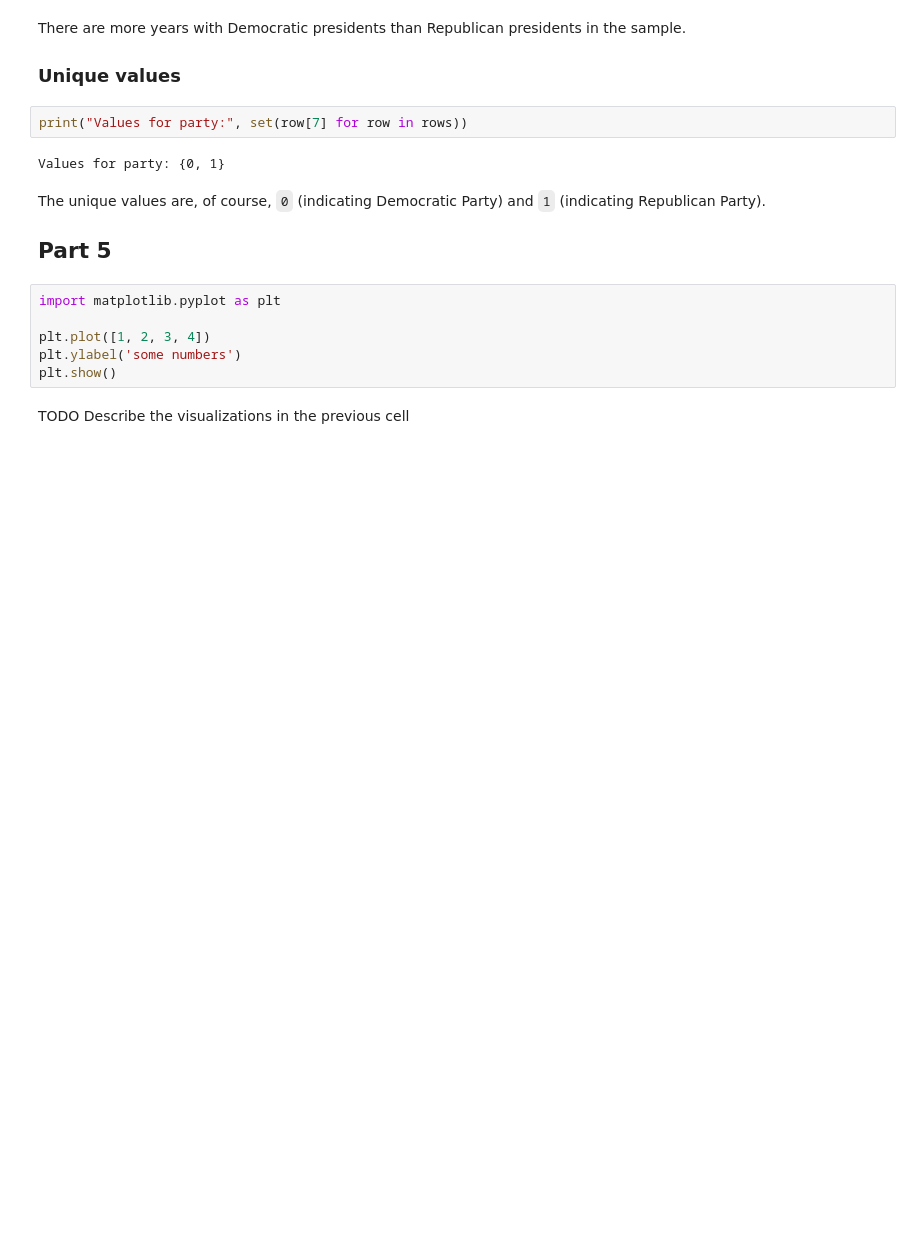
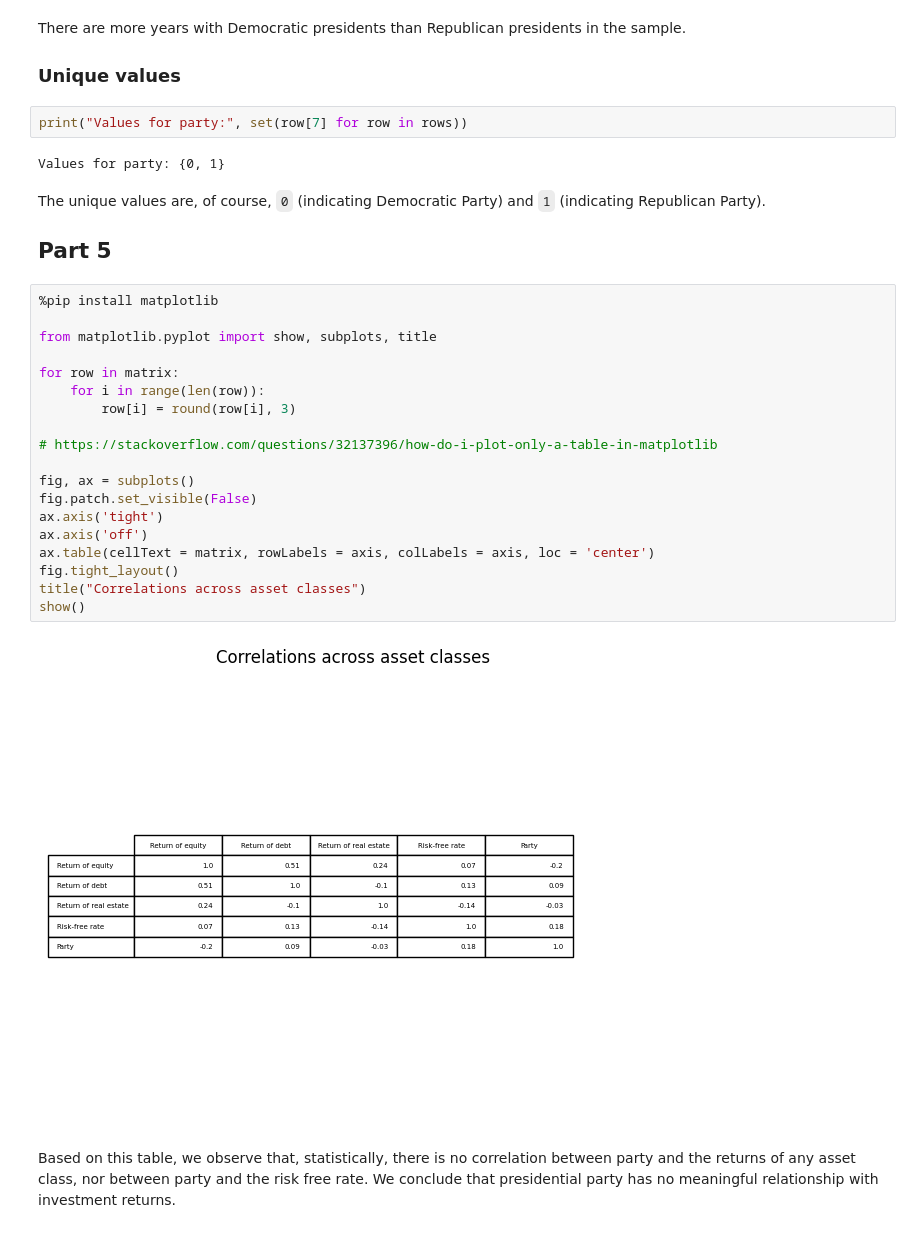
Before and after one commit to ishanpranav/asset-classes, a Jupyter notebook: src/homework03.ipynb, the cells around one changed output. Saved outputs shown, nothing was run; the diff lists cells and outputs as text; blank space fills up the shorter version.

```diff
--- a/src/homework03.ipynb
+++ b/src/homework03.ipynb
@@ -326,10 +326,25 @@ The unique values are, of course, `0` (indicating Democratic Party) and `1` (ind
 
 ## Part 5
 # %%
-import matplotlib.pyplot as plt
+%pip install matplotlib
 
-plt.plot([1, 2, 3, 4])
-plt.ylabel('some numbers')
-plt.show()
+from matplotlib.pyplot import show, subplots, title
+
+for row in matrix:
+    for i in range(len(row)):
+        row[i] = round(row[i], 3)
+
+# https://stackoverflow.com/questions/32137396/how-do-i-plot-only-a-table-in-matplotlib
+
+fig, ax = subplots()
+fig.patch.set_visible(False)
+ax.axis('tight')
+ax.axis('off')
+ax.table(cellText = matrix, rowLabels = axis, colLabels = axis, loc = 'center')
+fig.tight_layout()
+title("Correlations across asset classes")
+show()
+# %% [output]
+[figure, added]
 # %% [markdown]
-TODO Describe the visualizations in the previous cell
+Based on this table, we observe that, statistically, there is no correlation between party and the returns of any asset class, nor between party and the risk free rate. We conclude that presidential party has no meaningful relationship with investment returns.
```
Also changed, not shown: parts of 3 cells of this notebook, 1 other file.
